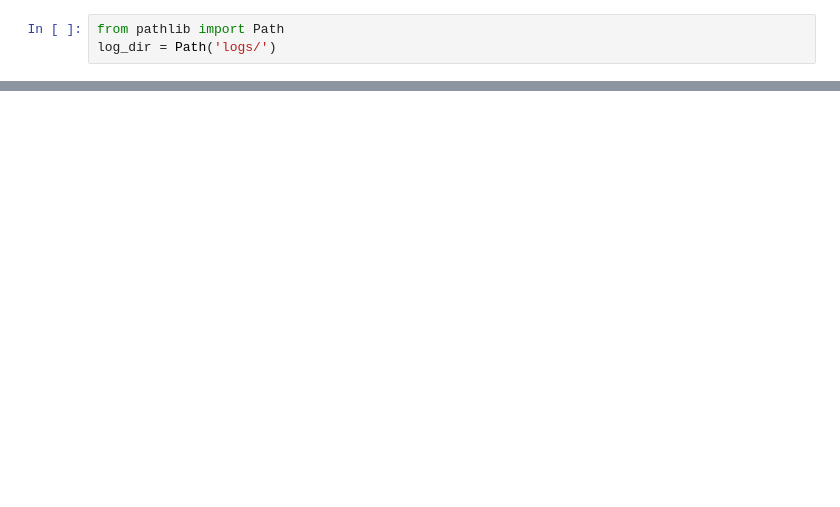
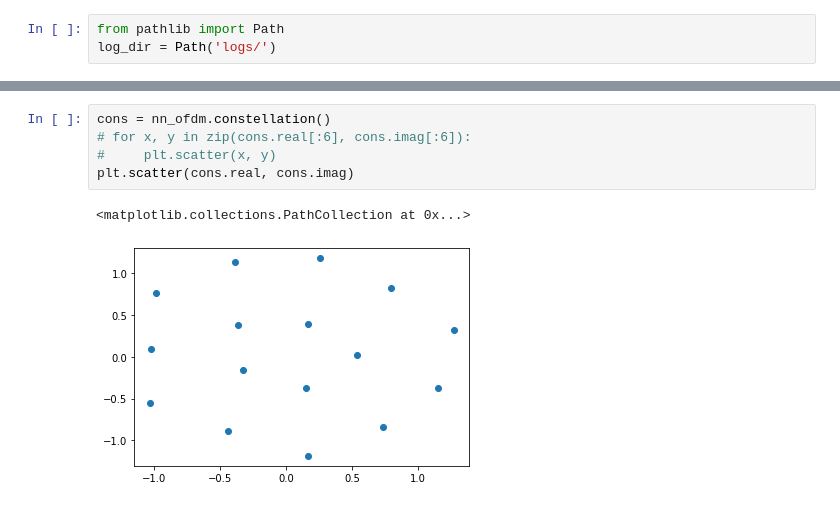
Before and after one commit to DmitryBelikov/ml-modulation, a Jupyter notebook: notebooks/OFDM.ipynb, the cells around one changed output, grey strips where cells are left out. Saved outputs shown, nothing was run; the diff lists cells and outputs as text; blank space fills up the shorter version.

```diff
--- a/notebooks/OFDM.ipynb
+++ b/notebooks/OFDM.ipynb
@@ -40,0 +319,8 @@ class Ofdm(pl.LightningModule):
+# %%
+cons = nn_ofdm.constellation()
+# for x, y in zip(cons.real[:6], cons.imag[:6]):
+#     plt.scatter(x, y)
+plt.scatter(cons.real, cons.imag)
+# %% [output]
+<matplotlib.collections.PathCollection at 0x...>
+[figure, added]
```
Also changed, not shown: parts of 31 cells of this notebook, 16 other files.
